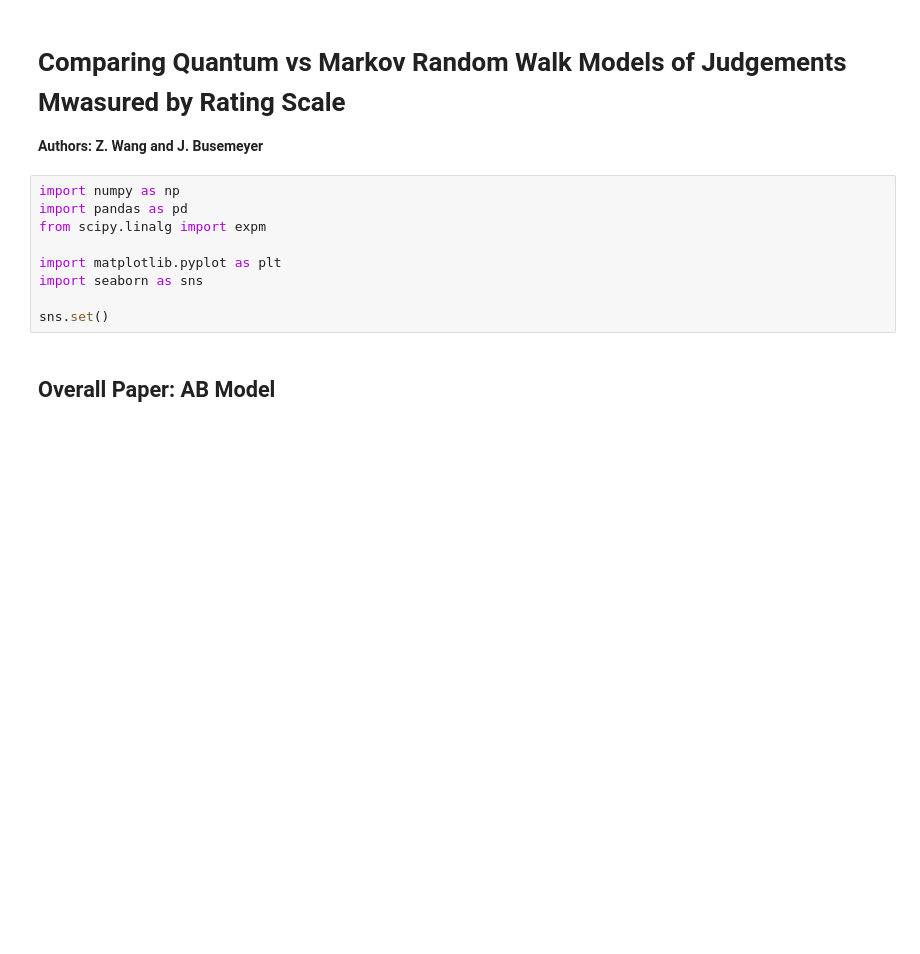
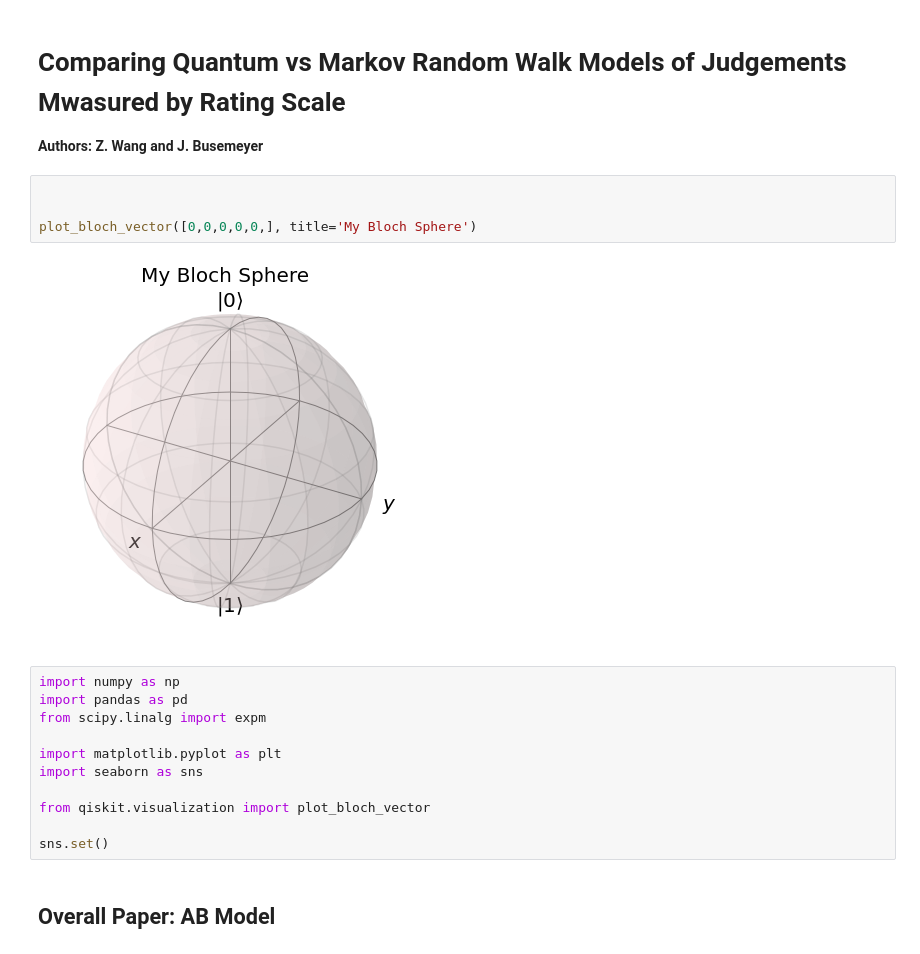
Before and after one commit to catarina-moreira/QuantumOrderEffects, a Jupyter notebook: busemeyer_paper.ipynb, the cells around one changed output. Cells and saved outputs as stored; diff of their text form; blank space fills up the shorter version.

```diff
--- a/busemeyer_paper.ipynb
+++ b/busemeyer_paper.ipynb
@@ -2,6 +2,12 @@
 # Comparing Quantum vs Markov Random Walk Models of Judgements Mwasured by Rating Scale
 
 **Authors: Z. Wang and J. Busemeyer**
+# %%
+
+
+plot_bloch_vector([0,0,0,0,0,], title='My Bloch Sphere')
+# %% [output]
+[figure, added]
 # %%
 import numpy as np
 import pandas as pd
@@ -10,6 +16,8 @@ from scipy.linalg import expm
 import matplotlib.pyplot as plt
 import seaborn as sns
 
+from qiskit.visualization import plot_bloch_vector
+
 sns.set()
 # %% [markdown]
 ## Overall Paper: AB Model
```
Also changed, not shown: parts of 3 cells of this notebook.
